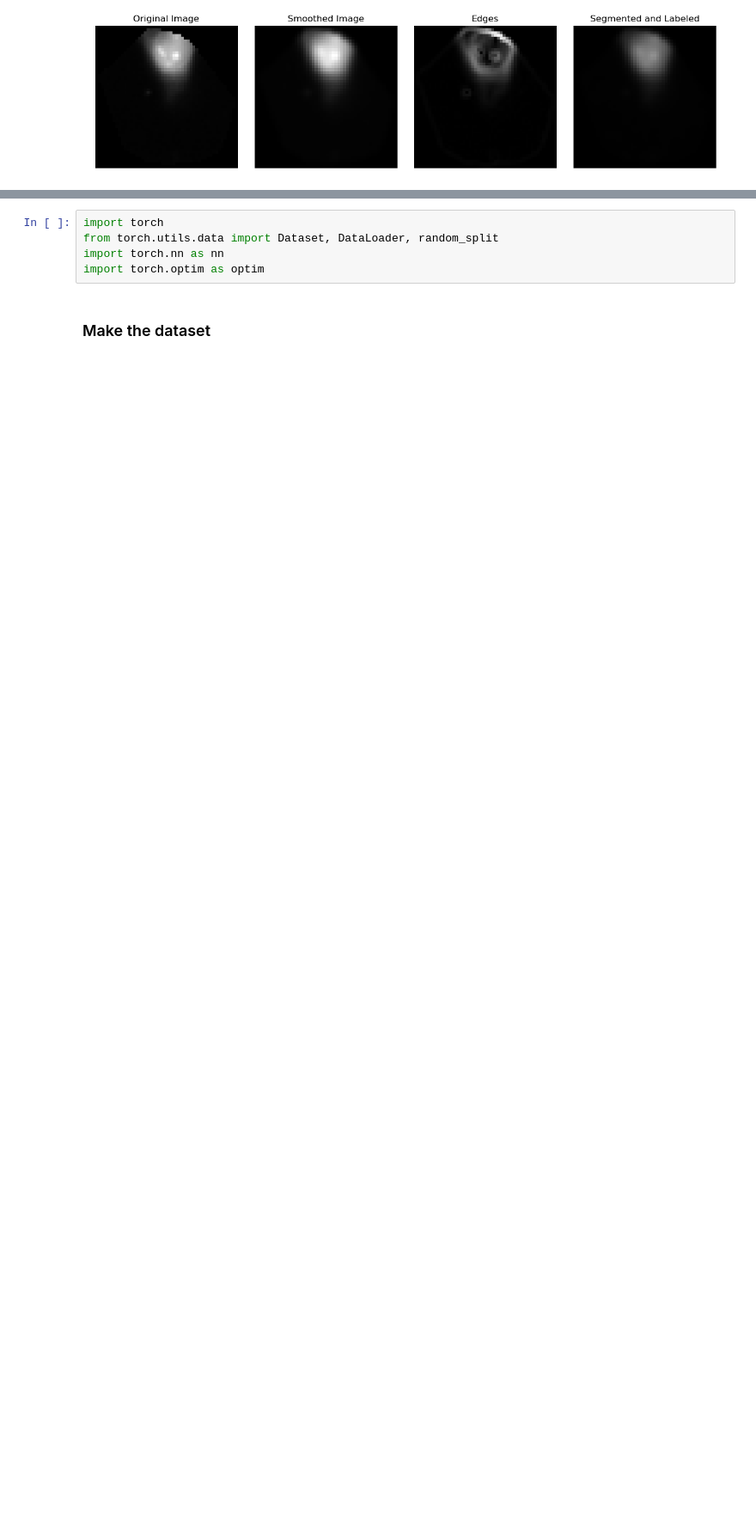
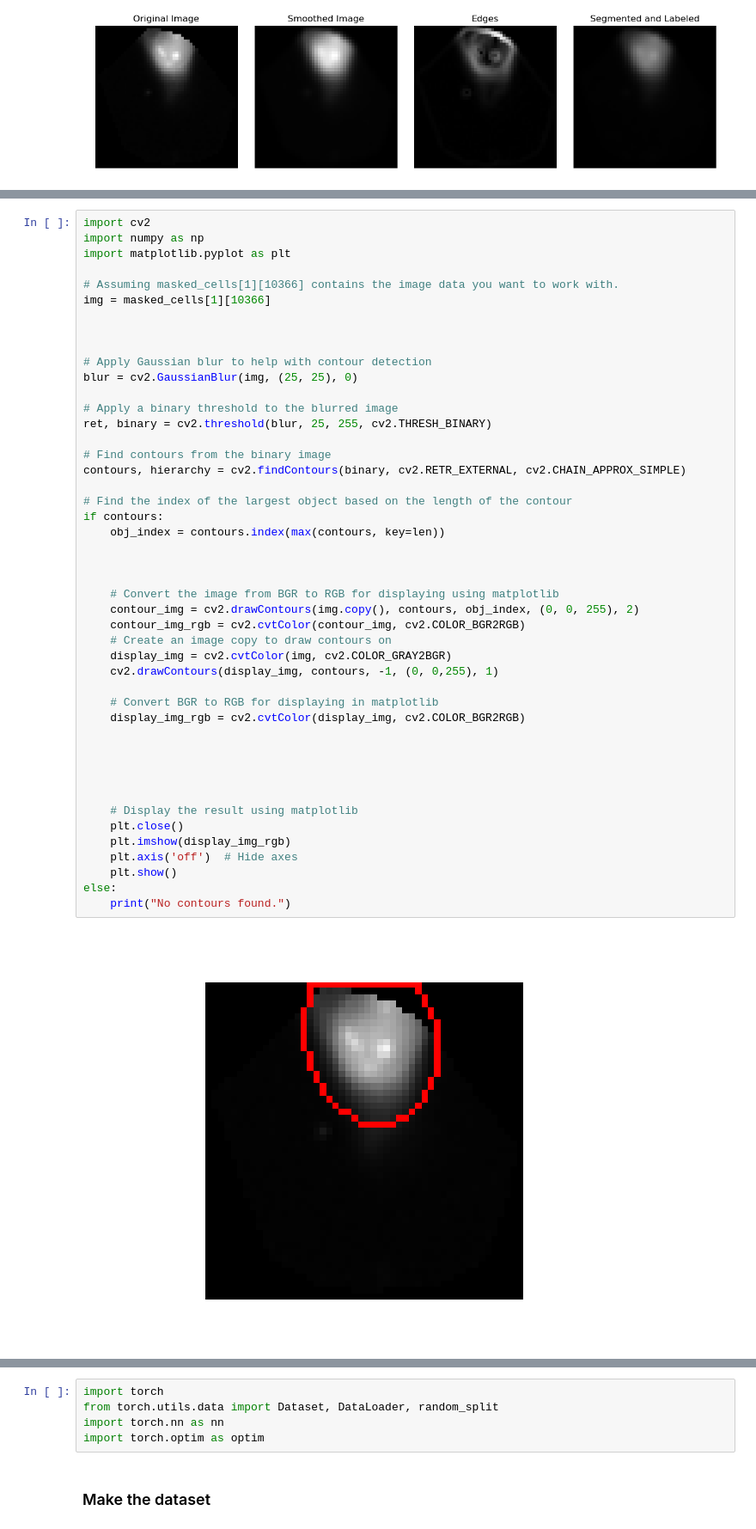
Before and after one commit to jiyu4399/DATA3888_Image_Group_2, a Jupyter notebook: processing-Copy1.ipynb, the cells around one changed output, grey strips where cells are left out. Shown at 86% size. Cells and saved outputs as stored; diff of their text form; blank space fills up the shorter version.

```diff
--- a/processing-Copy1.ipynb
+++ b/processing-Copy1.ipynb
@@ -487,0 +435,48 @@ else:
+# %%
+import cv2
+import numpy as np
+import matplotlib.pyplot as plt
+
+# Assuming masked_cells[1][10366] contains the image data you want to work with.
+img = masked_cells[1][10366]
+
+
+
+# Apply Gaussian blur to help with contour detection
+blur = cv2.GaussianBlur(img, (25, 25), 0)
+
+# Apply a binary threshold to the blurred image
+ret, binary = cv2.threshold(blur, 25, 255, cv2.THRESH_BINARY)
+
+# Find contours from the binary image
+contours, hierarchy = cv2.findContours(binary, cv2.RETR_EXTERNAL, cv2.CHAIN_APPROX_SIMPLE)
+
+# Find the index of the largest object based on the length of the contour
+if contours:
+    obj_index = contours.index(max(contours, key=len))
+
+
+
+    # Convert the image from BGR to RGB for displaying using matplotlib
+    contour_img = cv2.drawContours(img.copy(), contours, obj_index, (0, 0, 255), 2)
+    contour_img_rgb = cv2.cvtColor(contour_img, cv2.COLOR_BGR2RGB)
+    # Create an image copy to draw contours on
+    display_img = cv2.cvtColor(img, cv2.COLOR_GRAY2BGR)
+    cv2.drawContours(display_img, contours, -1, (0, 0,255), 1)
+
+    # Convert BGR to RGB for displaying in matplotlib
+    display_img_rgb = cv2.cvtColor(display_img, cv2.COLOR_BGR2RGB)
+
+
+
+
+
+    # Display the result using matplotlib
+    plt.close()
+    plt.imshow(display_img_rgb)
+    plt.axis('off')  # Hide axes
+    plt.show()
+else:
+    print("No contours found.")
+# %% [output]
+[figure, added]
```
Also changed, not shown: parts of 10 cells of this notebook.
